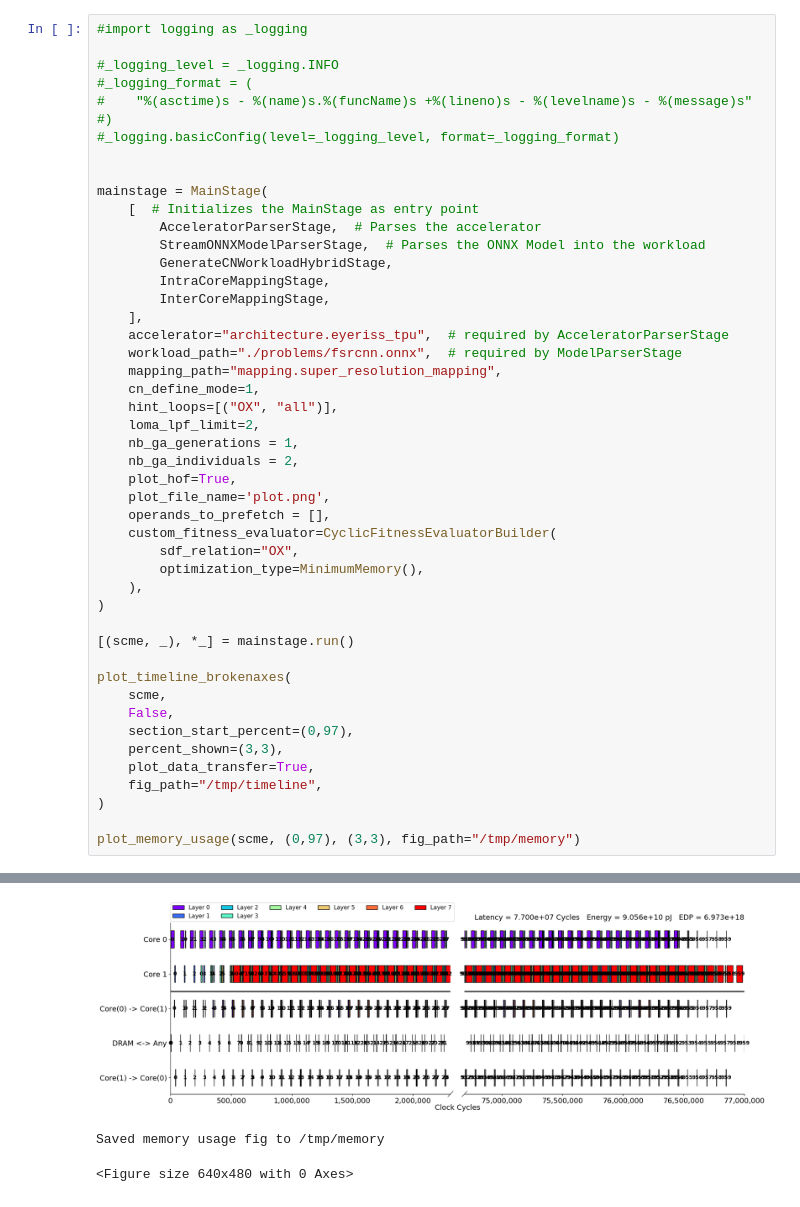
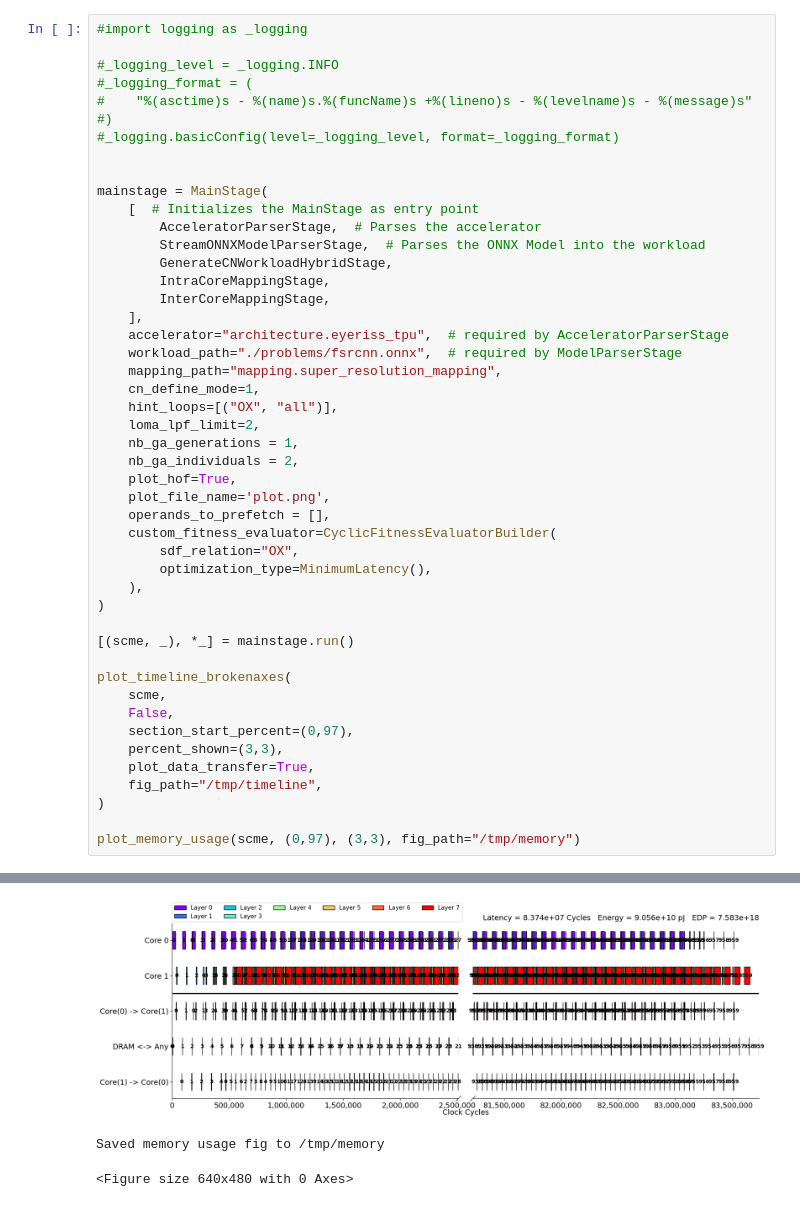
Before and after one commit to Andful/cyclic-scheduling-fitness-evaluator, a Jupyter notebook: example/Conversion.ipynb, the cells around one changed output, grey strips where cells are left out. Cells and saved outputs as stored; diff of their text form.

```diff
--- a/example/Conversion.ipynb
+++ b/example/Conversion.ipynb
@@ -54,7 +51,7 @@ mainstage = MainStage(
     operands_to_prefetch = [],
     custom_fitness_evaluator=CyclicFitnessEvaluatorBuilder(
         sdf_relation="OX",
-        optimization_type=MinimumMemory(),
+        optimization_type=MinimumLatency(),
     ),
 )
 
@@ -91,3 +74,3 @@ Total buffer size: 375.00 kB
-[figure, old version]
+[figure, new version]
 Saved memory usage fig to /tmp/memory
 <Figure size 640x480 with 0 Axes>
```
Also changed, not shown: parts of 38 cells of this notebook, 13 other files.
